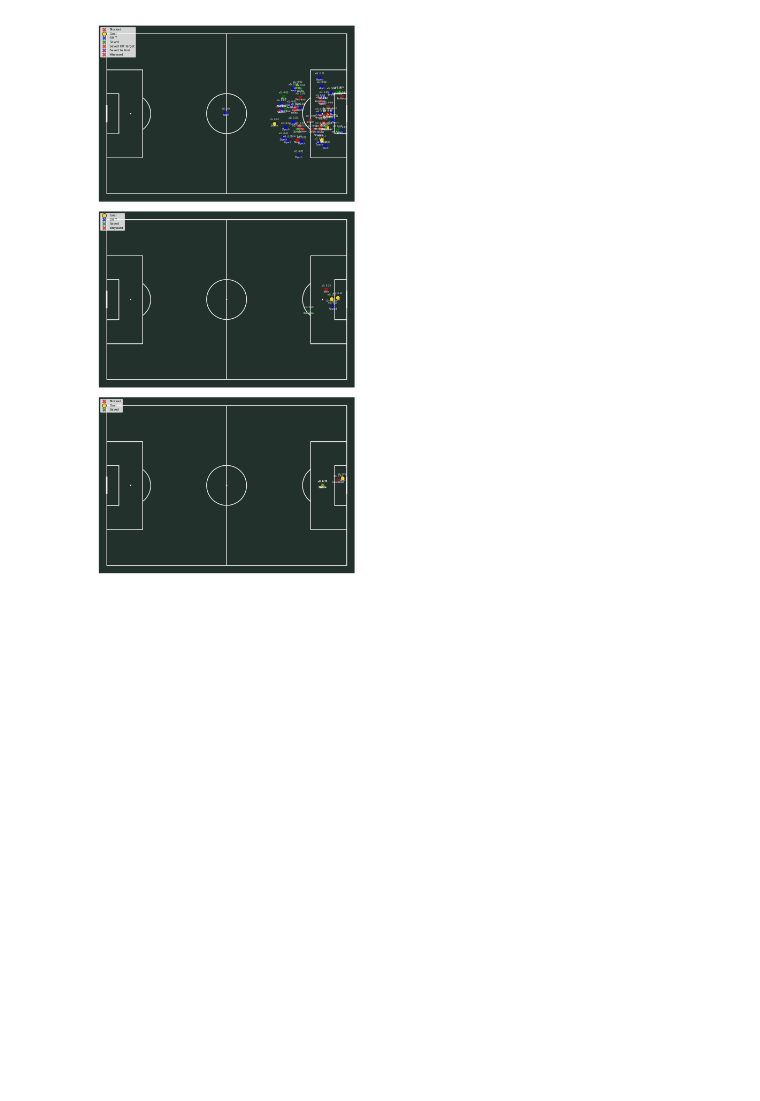
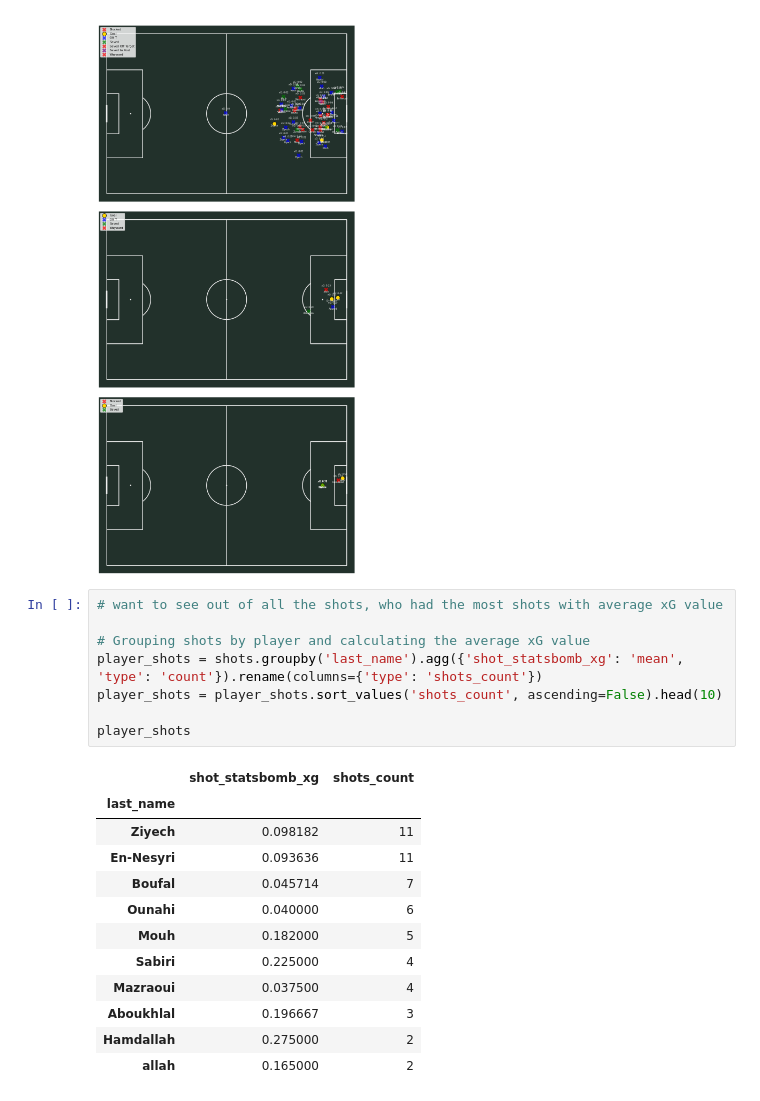
Before and after one commit to kwonionsoup/Soccer_Project, a Jupyter notebook: visualization.ipynb, the cells around one changed output. Drawn from its saved outputs; the diff is of its cells as text; blank space fills up the shorter version.

```diff
--- a/visualization.ipynb
+++ b/visualization.ipynb
@@ -98,3 +105,24 @@ plt.tight_layout()
 plt.show()
 # %% [output]
 [figure]
+# %%
+# want to see out of all the shots, who had the most shots with average xG value
+
+# Grouping shots by player and calculating the average xG value
+player_shots = shots.groupby('last_name').agg({'shot_statsbomb_xg': 'mean', 'type': 'count'}).rename(columns={'type': 'shots_count'})
+player_shots = player_shots.sort_values('shots_count', ascending=False).head(10)
+
+player_shots
+# %% [output]
+|  | shot_statsbomb_xg | shots_count |
+| last_name |  |  |
+| Ziyech | 0.098182 | 11 |
+| En-Nesyri | 0.093636 | 11 |
+| Boufal | 0.045714 | 7 |
+| Ounahi | 0.040000 | 6 |
+| Mouh | 0.182000 | 5 |
+| Sabiri | 0.225000 | 4 |
+| Mazraoui | 0.037500 | 4 |
+| Aboukhlal | 0.196667 | 3 |
+| Hamdallah | 0.275000 | 2 |
+| allah | 0.165000 | 2 |
```
Also changed, not shown: parts of 14 cells of this notebook, 2 other files.
